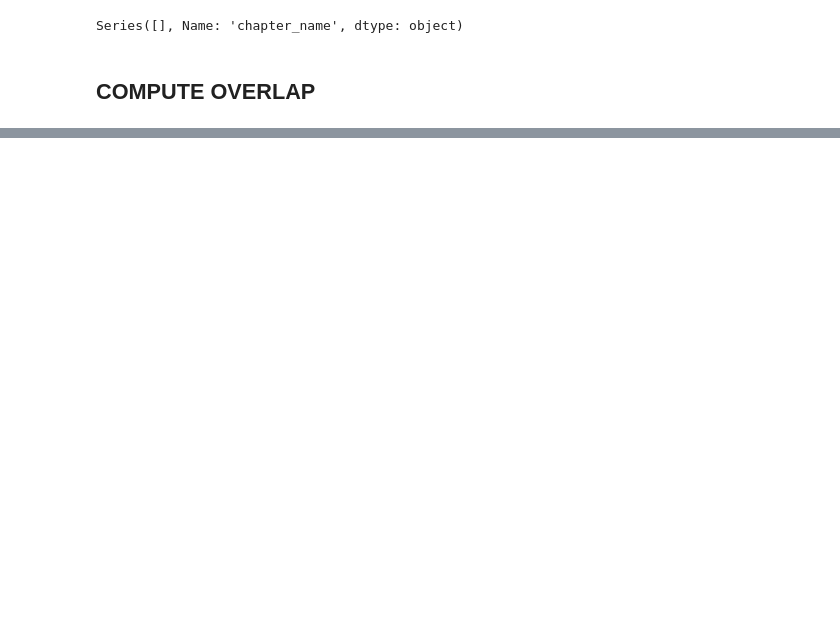
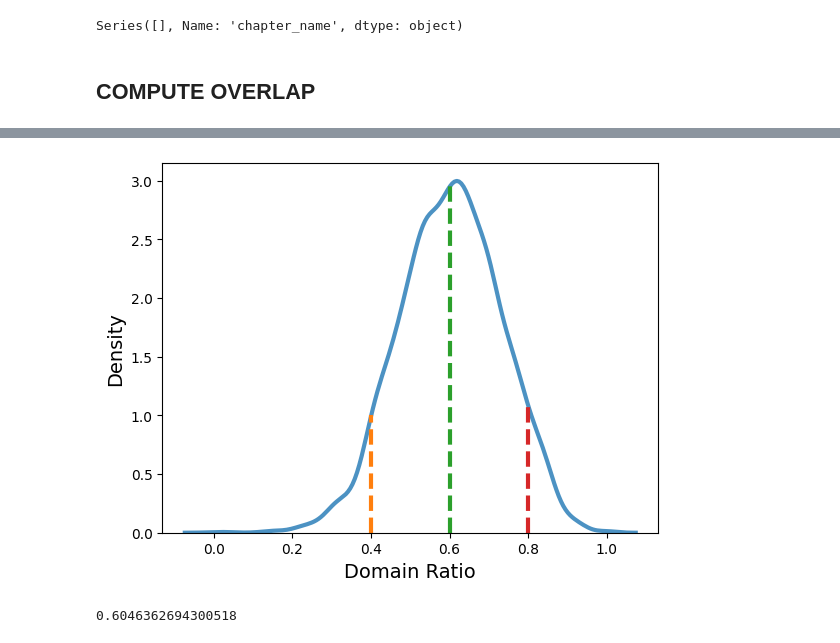
Before and after one commit to QuantLet/Encode-the-Qode, a Jupyter notebook: Quantlet/7-corpus-token-ident/token_amount_arxiv.ipynb, the cells around one changed output, grey strips where cells are left out. Saved outputs shown, nothing was run; the diff lists cells and outputs as text; code cells hidden in the pictures; blank space fills up the shorter version.

```diff
--- a/Quantlet/7-corpus-token-ident/token_amount_arxiv.ipynb
+++ b/Quantlet/7-corpus-token-ident/token_amount_arxiv.ipynb
@@ -129,0 +113,11 @@ train_dataset['train']['output_sequence']
+# %%
+with open(DATA_PATH +'/preprocessed/Quantinar/text_tokens_freq.pkl', 'rb') as handle:
+    tokens_quantinar = pickle.load(handle)
+
+with open(DATA_PATH +'/preprocessed/ArXiv/text_tokens_freq.pkl', 'rb') as handle:
+    tokens_arxiv = pickle.load(handle)
+
+full_train = pd.read_csv('../../data/preprocessed/Quantlet/full_train_df_20230923.csv')
+train = pd.read_csv('../../data/preprocessed/Quantlet/train_df_20230923.csv')
+val   = pd.read_csv('../../data/preprocessed/Quantlet/val_df_20230923.csv')
+test  = pd.read_csv('../../data/preprocessed/Quantlet/test_df_20230923.csv')
@@ -129,0 +133,4 @@ train_dataset['train']['output_sequence']
+# %%
+train  = calc_domain(train)
+val  = calc_domain(val)
+test = calc_domain(test)
@@ -129,0 +147,4 @@ train_dataset['train']['output_sequence']
+# %%
+train['sample'] = 'train'
+val['sample']   = 'val'
+test['sample']  = 'test'
@@ -129,0 +158,22 @@ train_dataset['train']['output_sequence']
+# %%
+sns.kdeplot(
+   data=train, x="domain_ratio",
+   fill=False, common_norm=False, palette="hls",
+   alpha=.8, linewidth=3,
+)
+plt.plot([0.4, 0.4], [0, 1],   linewidth=3, linestyle='dashed')
+plt.plot([0.6, 0.6], [0, 3.0], linewidth=3, linestyle='dashed')
+plt.plot([0.8, 0.8], [0, 1.1], linewidth=3, linestyle='dashed')
+
+#plt.xlabel("UMAP Component 1", fontsize=15)
+plt.xlabel("Domain Ratio", fontsize=14)
+plt.ylabel("Density", fontsize=14)
+
+plt.savefig(f"./images/train_domain_distribution.png", transparent=True)
+plt.savefig(f"./images/train_domain_distribution.pdf", format='pdf', transparent=True)
+# %% [output]
+[figure, added]
+# %%
+for_plotting.domain_ratio.mean()
+# %% [output]
+0.6046362694300518
```
Also changed, not shown: parts of 23 cells of this notebook, 30 other files.
